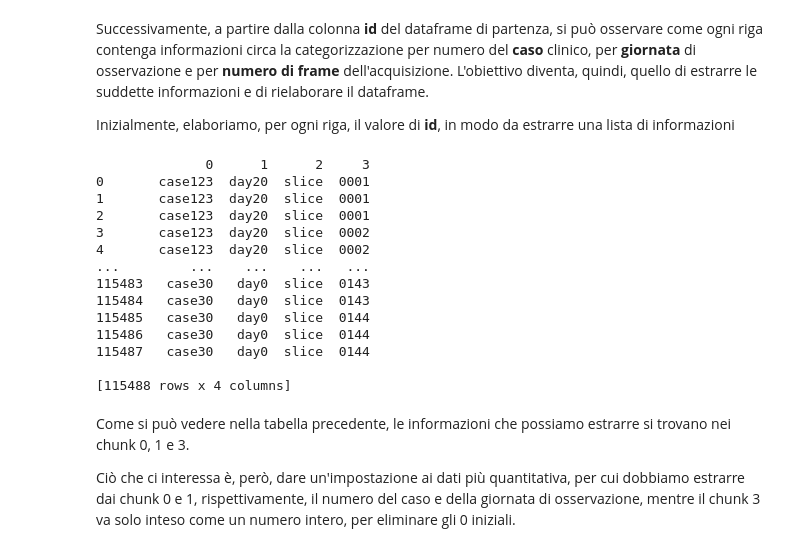
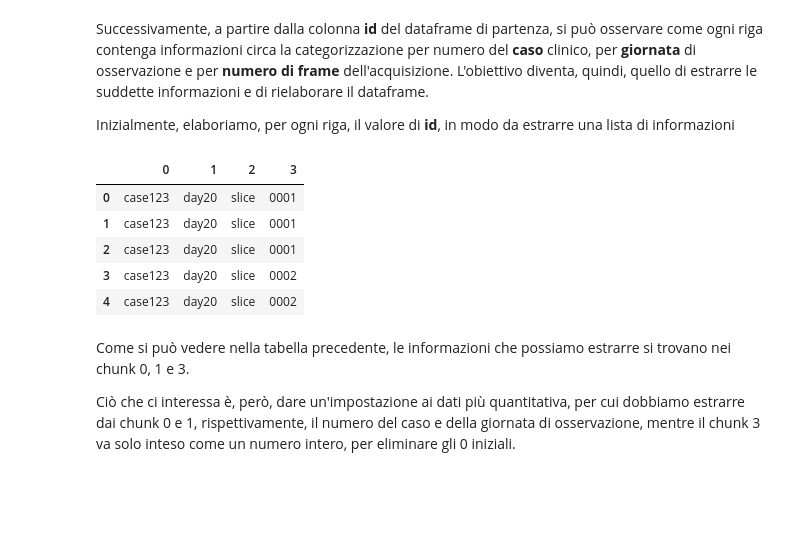
Before and after one commit to justdoit1897/BD-Image-Segmentation-Project, a Jupyter notebook: notebook.ipynb, the cells around one changed output. Saved outputs shown, nothing was run; the diff lists cells and outputs as text; code cells hidden in the pictures; blank space fills up the shorter version.

```diff
--- a/notebook.ipynb
+++ b/notebook.ipynb
@@ -131,22 +133,14 @@ Inizialmente, elaboriamo, per ogni riga, il valore di **id**, in modo da estrarr
 # %%
 splits = train_df['id'].str.split("_", n = 4, expand = True)
 
-print(splits)
+splits.head()
 # %% [output]
-              0      1      2     3
-0       case123  day20  slice  0001
-1       case123  day20  slice  0001
-2       case123  day20  slice  0001
-3       case123  day20  slice  0002
-4       case123  day20  slice  0002
-...         ...    ...    ...   ...
-115483   case30   day0  slice  0143
-115484   case30   day0  slice  0143
-115485   case30   day0  slice  0144
-115486   case30   day0  slice  0144
-115487   case30   day0  slice  0144
-
-[115488 rows x 4 columns]
+|  | 0 | 1 | 2 | 3 |
+| 0 | case123 | day20 | slice | 0001 |
+| 1 | case123 | day20 | slice | 0001 |
+| 2 | case123 | day20 | slice | 0001 |
+| 3 | case123 | day20 | slice | 0002 |
+| 4 | case123 | day20 | slice | 0002 |
 # %% [markdown]
 Come si può vedere nella tabella precedente, le informazioni che possiamo estrarre si trovano nei chunk 0, 1 e 3.
 
```
Also changed, not shown: parts of 7 cells of this notebook, 2 other files.
